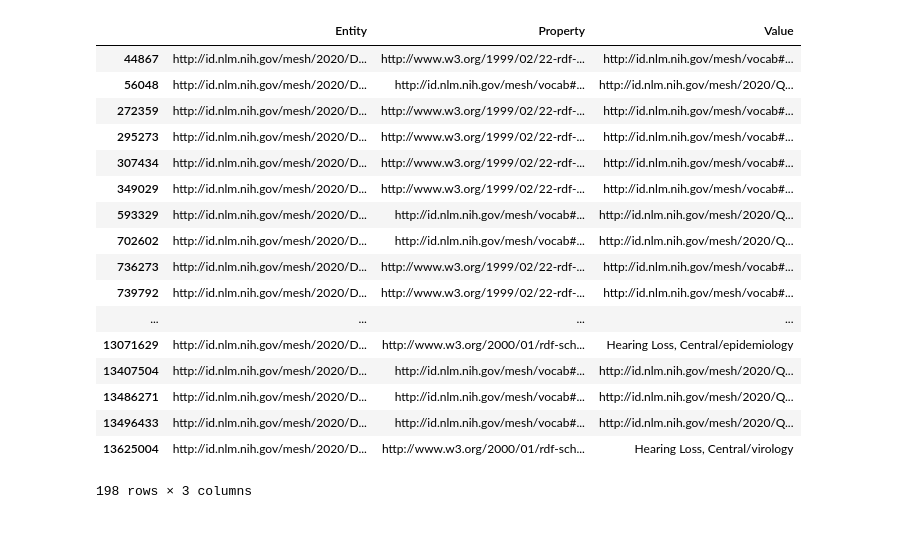
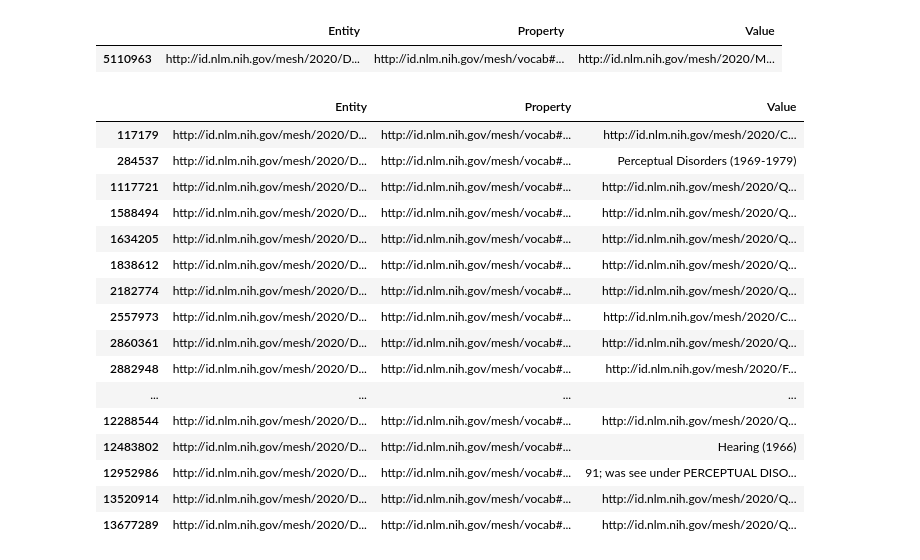
Before and after one commit to gzanitti/NeuroLang, a Jupyter notebook: examples/OHBM - Examples.ipynb, the cells around one changed output. Drawn from its saved outputs; the diff is of its cells as text; code cells hidden in the pictures; blank space fills up the shorter version.

```diff
--- a/examples/OHBM - Examples.ipynb
+++ b/examples/OHBM - Examples.ipynb
@@ -514,21 +514,27 @@ temp2
+# %%
+temp2 = mesh[mesh.Value.str.endswith('http://id.nlm.nih.gov/mesh/2020/M0001969')]
+temp2
+# %% [output]
+|  | Entity | Property | Value |
+| 5110963 | http://id.nlm.nih.gov/mesh/2020/D... | http://id.nlm.nih.gov/mesh/vocab#... | http://id.nlm.nih.gov/mesh/2020/M... |
 # %%
-mesh[mesh.Entity.str.contains('http://id.nlm.nih.gov/mesh/2020/D006313')]
+temp2 = mesh[mesh.Entity.str.endswith('http://id.nlm.nih.gov/mesh/2020/D001308')]
+temp2
 # %% [output]
 |  | Entity | Property | Value |
-| 44867 | http://id.nlm.nih.gov/mesh/2020/D... | http://www.w3.org/1999/02/22-rdf-... | http://id.nlm.nih.gov/mesh/vocab#... |
-| 56048 | http://id.nlm.nih.gov/mesh/2020/D... | http://id.nlm.nih.gov/mesh/vocab#... | http://id.nlm.nih.gov/mesh/2020/Q... |
-| 272359 | http://id.nlm.nih.gov/mesh/2020/D... | http://www.w3.org/1999/02/22-rdf-... | http://id.nlm.nih.gov/mesh/vocab#... |
-| 295273 | http://id.nlm.nih.gov/mesh/2020/D... | http://www.w3.org/1999/02/22-rdf-... | http://id.nlm.nih.gov/mesh/vocab#... |
-| 307434 | http://id.nlm.nih.gov/mesh/2020/D... | http://www.w3.org/1999/02/22-rdf-... | http://id.nlm.nih.gov/mesh/vocab#... |
-| 349029 | http://id.nlm.nih.gov/mesh/2020/D... | http://www.w3.org/1999/02/22-rdf-... | http://id.nlm.nih.gov/mesh/vocab#... |
-| 593329 | http://id.nlm.nih.gov/mesh/2020/D... | http://id.nlm.nih.gov/mesh/vocab#... | http://id.nlm.nih.gov/mesh/2020/Q... |
-| 702602 | http://id.nlm.nih.gov/mesh/2020/D... | http://id.nlm.nih.gov/mesh/vocab#... | http://id.nlm.nih.gov/mesh/2020/Q... |
-| 736273 | http://id.nlm.nih.gov/mesh/2020/D... | http://www.w3.org/1999/02/22-rdf-... | http://id.nlm.nih.gov/mesh/vocab#... |
-| 739792 | http://id.nlm.nih.gov/mesh/2020/D... | http://www.w3.org/1999/02/22-rdf-... | http://id.nlm.nih.gov/mesh/vocab#... |
+| 117179 | http://id.nlm.nih.gov/mesh/2020/D... | http://id.nlm.nih.gov/mesh/vocab#... | http://id.nlm.nih.gov/mesh/2020/C... |
+| 284537 | http://id.nlm.nih.gov/mesh/2020/D... | http://id.nlm.nih.gov/mesh/vocab#... | Perceptual Disorders (1969-1979) |
+| 1117721 | http://id.nlm.nih.gov/mesh/2020/D... | http://id.nlm.nih.gov/mesh/vocab#... | http://id.nlm.nih.gov/mesh/2020/Q... |
+| 1588494 | http://id.nlm.nih.gov/mesh/2020/D... | http://id.nlm.nih.gov/mesh/vocab#... | http://id.nlm.nih.gov/mesh/2020/Q... |
+| 1634205 | http://id.nlm.nih.gov/mesh/2020/D... | http://id.nlm.nih.gov/mesh/vocab#... | http://id.nlm.nih.gov/mesh/2020/Q... |
+| 1838612 | http://id.nlm.nih.gov/mesh/2020/D... | http://id.nlm.nih.gov/mesh/vocab#... | http://id.nlm.nih.gov/mesh/2020/Q... |
+| 2182774 | http://id.nlm.nih.gov/mesh/2020/D... | http://id.nlm.nih.gov/mesh/vocab#... | http://id.nlm.nih.gov/mesh/2020/Q... |
+| 2557973 | http://id.nlm.nih.gov/mesh/2020/D... | http://id.nlm.nih.gov/mesh/vocab#... | http://id.nlm.nih.gov/mesh/2020/C... |
+| 2860361 | http://id.nlm.nih.gov/mesh/2020/D... | http://id.nlm.nih.gov/mesh/vocab#... | http://id.nlm.nih.gov/mesh/2020/Q... |
+| 2882948 | http://id.nlm.nih.gov/mesh/2020/D... | http://id.nlm.nih.gov/mesh/vocab#... | http://id.nlm.nih.gov/mesh/2020/F... |
 | ... | ... | ... | ... |
-| 13071629 | http://id.nlm.nih.gov/mesh/2020/D... | http://www.w3.org/2000/01/rdf-sch... | Hearing Loss, Central/epidemiology |
-| 13407504 | http://id.nlm.nih.gov/mesh/2020/D... | http://id.nlm.nih.gov/mesh/vocab#... | http://id.nlm.nih.gov/mesh/2020/Q... |
-| 13486271 | http://id.nlm.nih.gov/mesh/2020/D... | http://id.nlm.nih.gov/mesh/vocab#... | http://id.nlm.nih.gov/mesh/2020/Q... |
-| 13496433 | http://id.nlm.nih.gov/mesh/2020/D... | http://id.nlm.nih.gov/mesh/vocab#... | http://id.nlm.nih.gov/mesh/2020/Q... |
-| 13625004 | http://id.nlm.nih.gov/mesh/2020/D... | http://www.w3.org/2000/01/rdf-sch... | Hearing Loss, Central/virology |
+| 12288544 | http://id.nlm.nih.gov/mesh/2020/D... | http://id.nlm.nih.gov/mesh/vocab#... | http://id.nlm.nih.gov/mesh/2020/Q... |
+| 12483802 | http://id.nlm.nih.gov/mesh/2020/D... | http://id.nlm.nih.gov/mesh/vocab#... | Hearing (1966) |
+| 12952986 | http://id.nlm.nih.gov/mesh/2020/D... | http://id.nlm.nih.gov/mesh/vocab#... | 91; was see under PERCEPTUAL DISO... |
+| 13520914 | http://id.nlm.nih.gov/mesh/2020/D... | http://id.nlm.nih.gov/mesh/vocab#... | http://id.nlm.nih.gov/mesh/2020/Q... |
+| 13677289 | http://id.nlm.nih.gov/mesh/2020/D... | http://id.nlm.nih.gov/mesh/vocab#... | http://id.nlm.nih.gov/mesh/2020/Q... |
-198 rows × 3 columns
```
Also changed, not shown: parts of 20 cells of this notebook.
